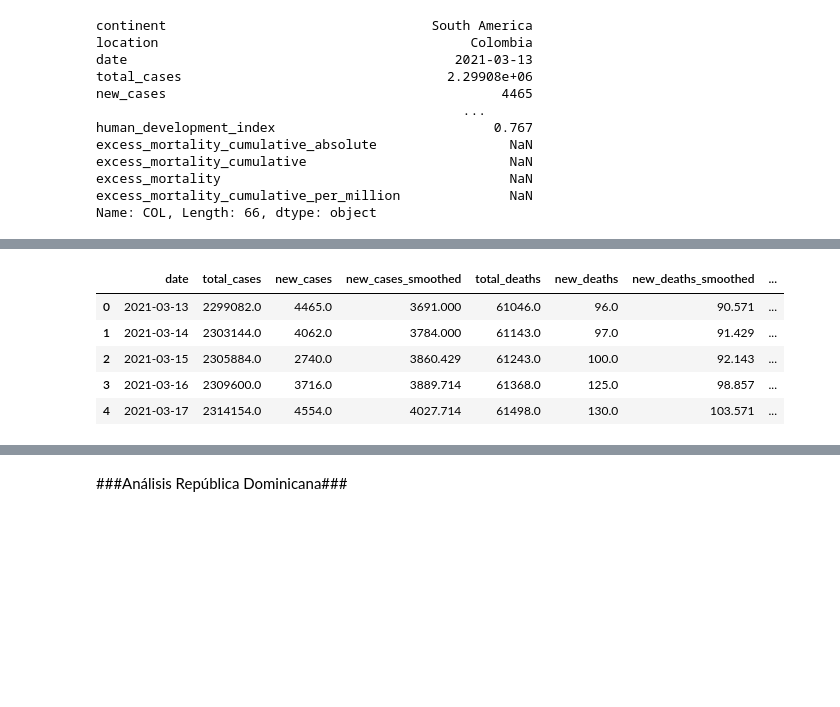
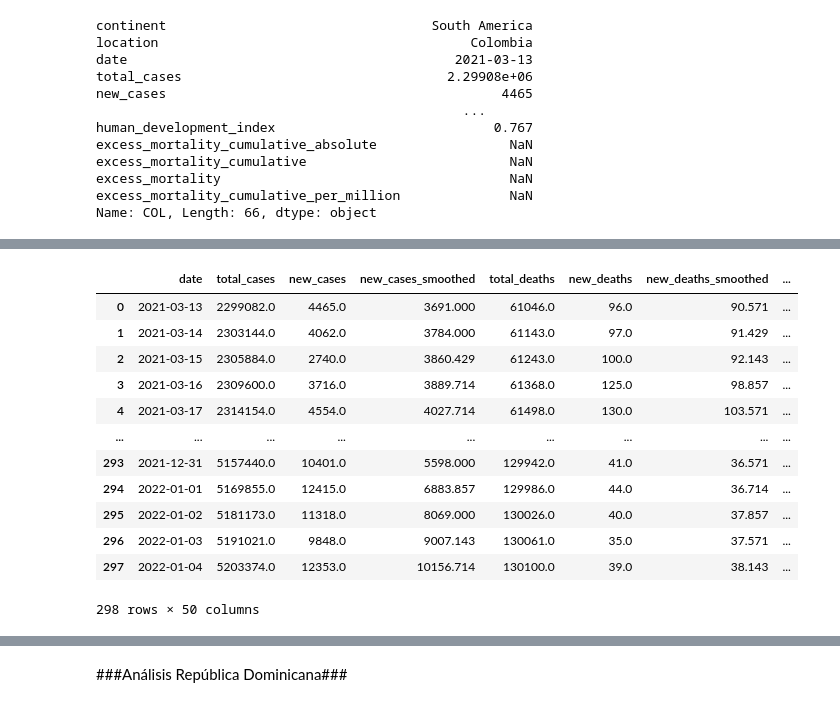
Before and after one commit to davidmorme/Universidad, a Jupyter notebook: Seminario Proyecto de Grado/Base_de_datos_Covid.ipynb, the cells around one changed output, grey strips where cells are left out. Cells and saved outputs as stored; diff of their text form; code cells hidden in the pictures; blank space fills up the shorter version.

```diff
--- a/Seminario Proyecto de Grado/Base_de_datos_Covid.ipynb
+++ b/Seminario Proyecto de Grado/Base_de_datos_Covid.ipynb
@@ -1221,14 +1214,21 @@ A value is trying to be set on a copy of a slice from a DataFrame
 See the caveats in the documentation: https://pandas.pydata.org/pandas-docs/stable/user_guide/indexing.html#returning-a-view-versus-a-copy
   errors=errors,
 # %%
-BaseDatosCOLF.head(5)
+BaseDatosCOLF
 # %% [output]
 |  | date | total_cases | new_cases | new_cases_smoothed | total_deaths | new_deaths | new_deaths_smoothed | ... |
 | 0 | 2021-03-13 | 2299082.0 | 4465.0 | 3691.000 | 61046.0 | 96.0 | 90.571 | ... |
 | 1 | 2021-03-14 | 2303144.0 | 4062.0 | 3784.000 | 61143.0 | 97.0 | 91.429 | ... |
 | 2 | 2021-03-15 | 2305884.0 | 2740.0 | 3860.429 | 61243.0 | 100.0 | 92.143 | ... |
 | 3 | 2021-03-16 | 2309600.0 | 3716.0 | 3889.714 | 61368.0 | 125.0 | 98.857 | ... |
 | 4 | 2021-03-17 | 2314154.0 | 4554.0 | 4027.714 | 61498.0 | 130.0 | 103.571 | ... |
+| ... | ... | ... | ... | ... | ... | ... | ... | ... |
+| 293 | 2021-12-31 | 5157440.0 | 10401.0 | 5598.000 | 129942.0 | 41.0 | 36.571 | ... |
+| 294 | 2022-01-01 | 5169855.0 | 12415.0 | 6883.857 | 129986.0 | 44.0 | 36.714 | ... |
+| 295 | 2022-01-02 | 5181173.0 | 11318.0 | 8069.000 | 130026.0 | 40.0 | 37.857 | ... |
+| 296 | 2022-01-03 | 5191021.0 | 9848.0 | 9007.143 | 130061.0 | 35.0 | 37.571 | ... |
+| 297 | 2022-01-04 | 5203374.0 | 12353.0 | 10156.714 | 130100.0 | 39.0 | 38.143 | ... |
+298 rows × 50 columns
 # %%
 sns.set()
 sns.set_context("paper")
```
Also changed, not shown: parts of 9 cells of this notebook.
